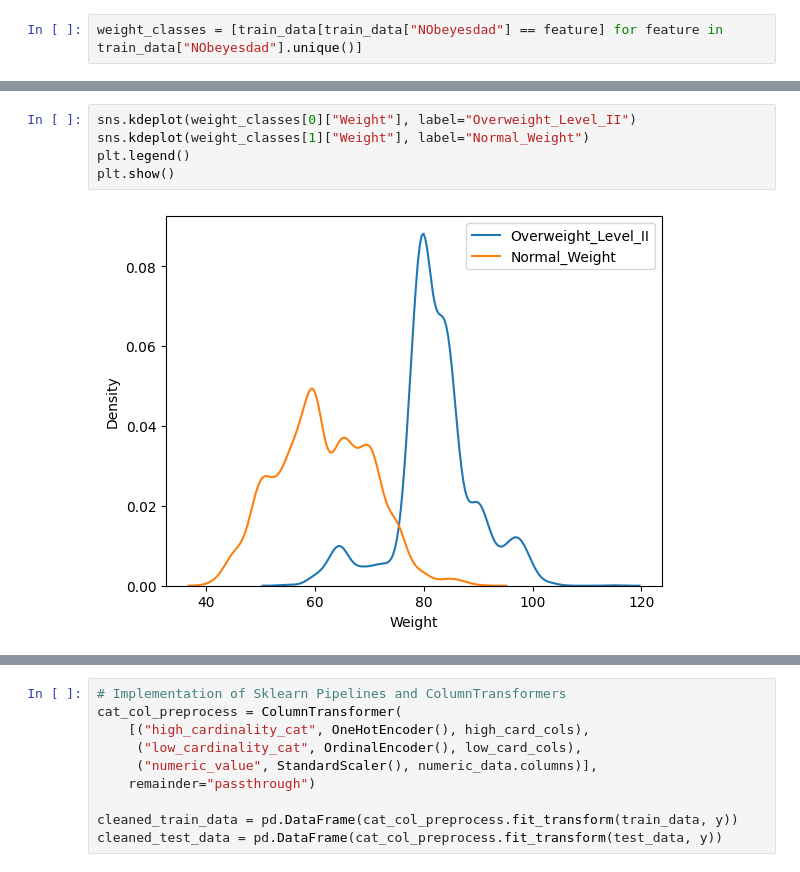
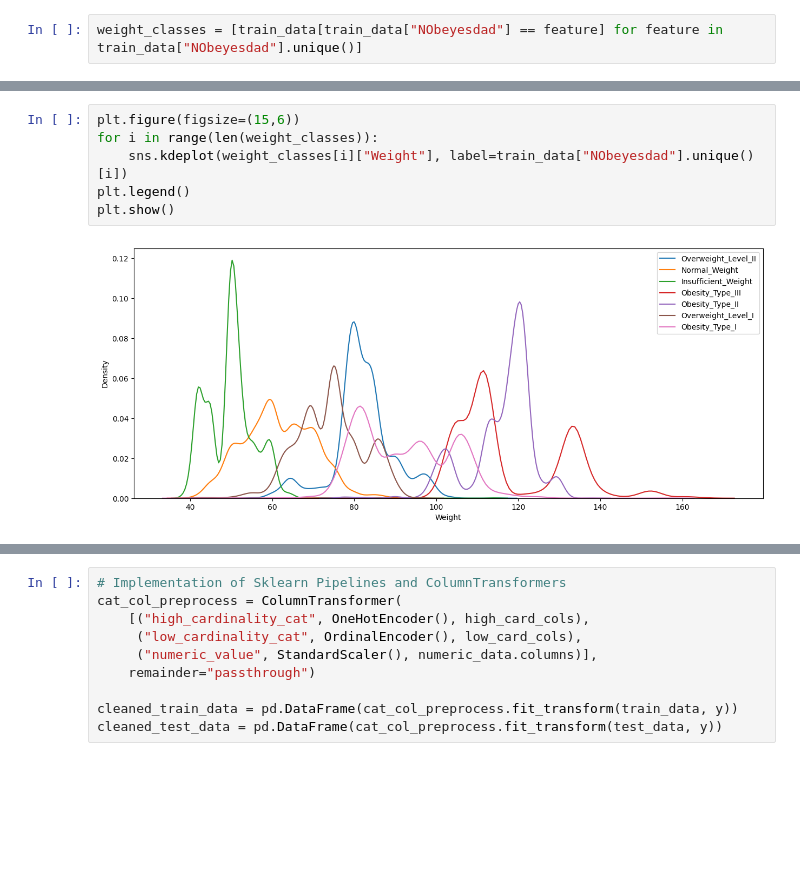
Before and after one commit to Comment-XD/Scikit-Learn-Fundamentals, a Jupyter notebook: SciKit-Data Science/Projects/Multi-Class Prediction of Obesity Risk.ipynb, the cells around one changed output, grey strips where cells are left out. Cells and saved outputs as stored; diff of their text form; blank space fills up the shorter version.

```diff
--- a/SciKit-Data Science/Projects/Multi-Class Prediction of Obesity Risk.ipynb
+++ b/SciKit-Data Science/Projects/Multi-Class Prediction of Obesity Risk.ipynb
@@ -209,10 +207,11 @@ plt.show()
 # %%
-sns.kdeplot(weight_classes[0]["Weight"], label="Overweight_Level_II")
-sns.kdeplot(weight_classes[1]["Weight"], label="Normal_Weight")
+plt.figure(figsize=(15,6))
+for i in range(len(weight_classes)):
+    sns.kdeplot(weight_classes[i]["Weight"], label=train_data["NObeyesdad"].unique()[i])
 plt.legend()
 plt.show()
 # %% [output]
-[figure, old version]
+[figure, new version]
 # %%
 # feature selection
 plt.figure(figsize=(20,5))
```
Also changed, not shown: parts of 6 cells of this notebook, 3 other files.
